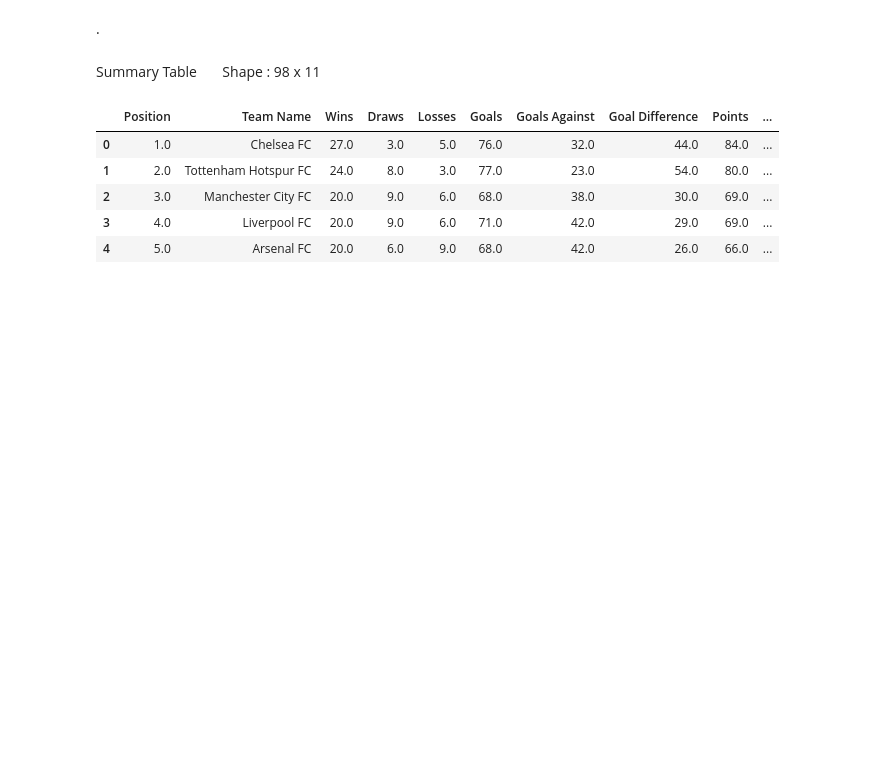
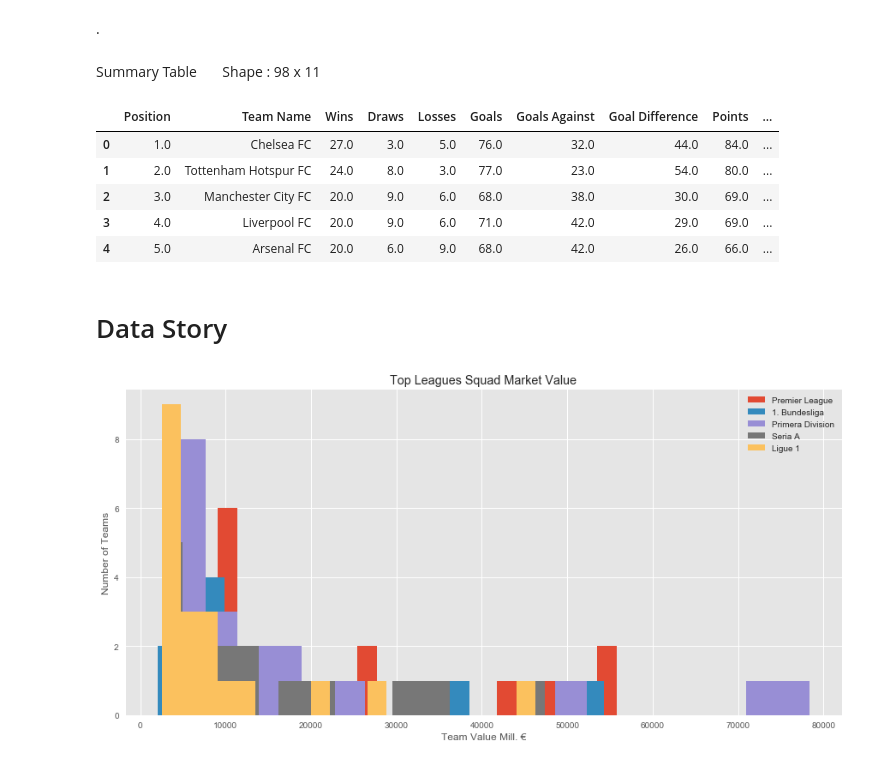
Before and after one commit to gpguerra7/Springboard-Exercises, a Jupyter notebook: Capstone 1/Capstone 1.ipynb, the cells around one changed output. Cells and saved outputs as stored; diff of their text form; code cells hidden in the pictures; blank space fills up the shorter version.

```diff
--- a/Capstone 1/Capstone 1.ipynb
+++ b/Capstone 1/Capstone 1.ipynb
@@ -333,3 +335,38 @@ Summary_df.head(5)
 | 2 | 3.0 | Manchester City FC | 20.0 | 9.0 | 6.0 | 68.0 | 38.0 | 30.0 | 69.0 | ... |
 | 3 | 4.0 | Liverpool FC | 20.0 | 9.0 | 6.0 | 71.0 | 42.0 | 29.0 | 69.0 | ... |
 | 4 | 5.0 | Arsenal FC | 20.0 | 6.0 | 9.0 | 68.0 | 42.0 | 26.0 | 66.0 | ... |
+# %% [markdown]
+# Data Story
+# %%
+#seaborn settings
+sns.set_palette("deep", desat=.6)
+sns.set_context(rc={"figure.figsize": (8,4)})
+# %%
+a = Summary_df[Summary_df['League Name']=="Premier League"]["Team Value Mill. €"]
+b = Summary_df[Summary_df['League Name']=="1. Bundesliga"]["Team Value Mill. €"]
+c = Summary_df[Summary_df['League Name']=="Primera Division"]["Team Value Mill. €"]
+d = Summary_df[Summary_df['League Name']=="Serie A"]["Team Value Mill. €"]
+e = Summary_df[Summary_df['League Name']=="Ligue 1"]["Team Value Mill. €"]
+
+common_params = dict(bins=20, linewidth=5)
+
+
+
+legend = ["Premier League", "1. Bundesliga", "Primera Division", "Seria A", "Ligue 1"]
+plt.title('Top Leagues Squad Market Value')
+plt.ylabel("Number of Teams")
+plt.xlabel("Team Value Mill. €")
+
+plt.hist(a, **common_params)
+plt.hist(b, **common_params)
+plt.hist(c, **common_params)
+plt.hist(d, **common_params)
+plt.hist(e, **common_params)
+
+
+plt.legend(legend, loc=1)
+plt.show()
+plt.figure(figsize=(15,7))
+None
+# %% [output]
+[figure, added]
```
Also changed, not shown: parts of 1 cell of this notebook.
